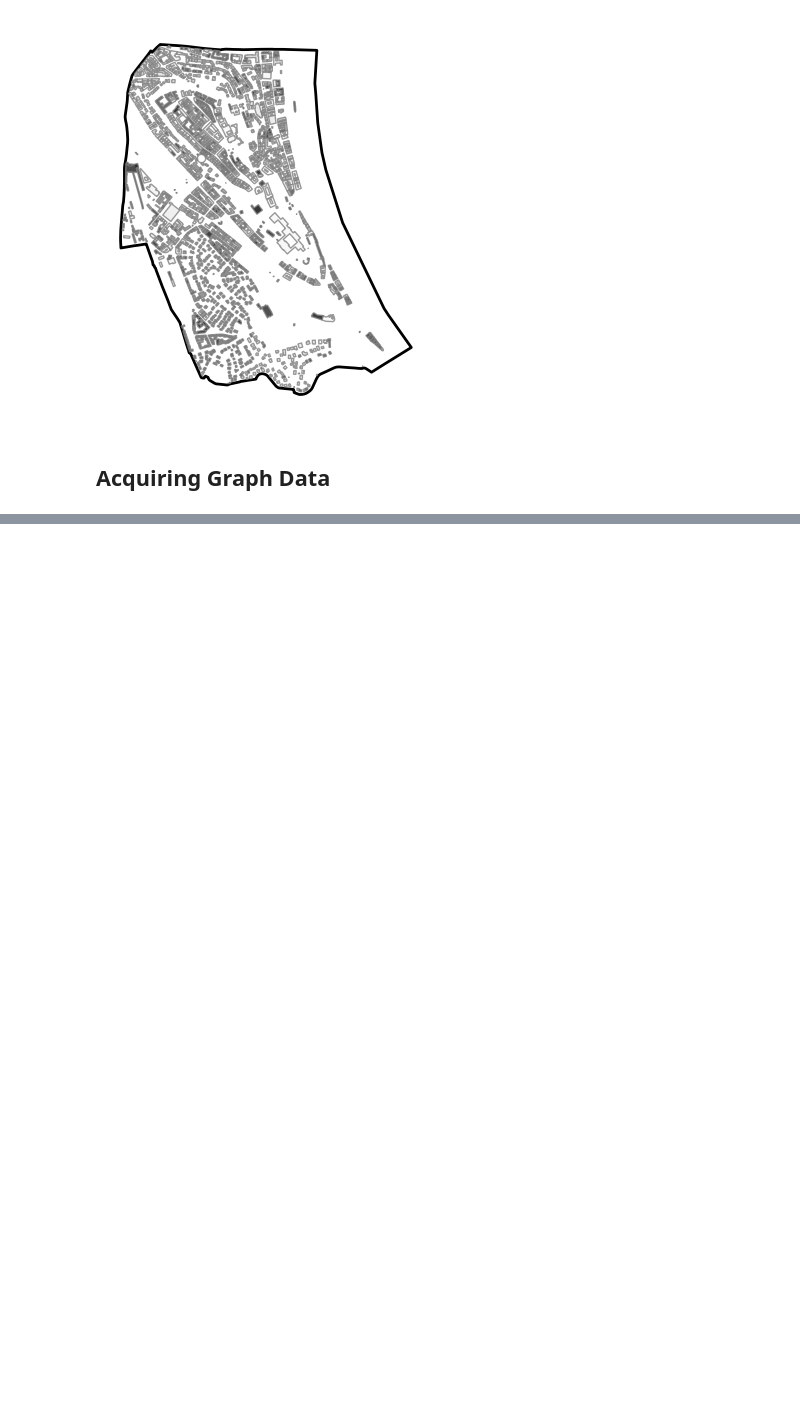
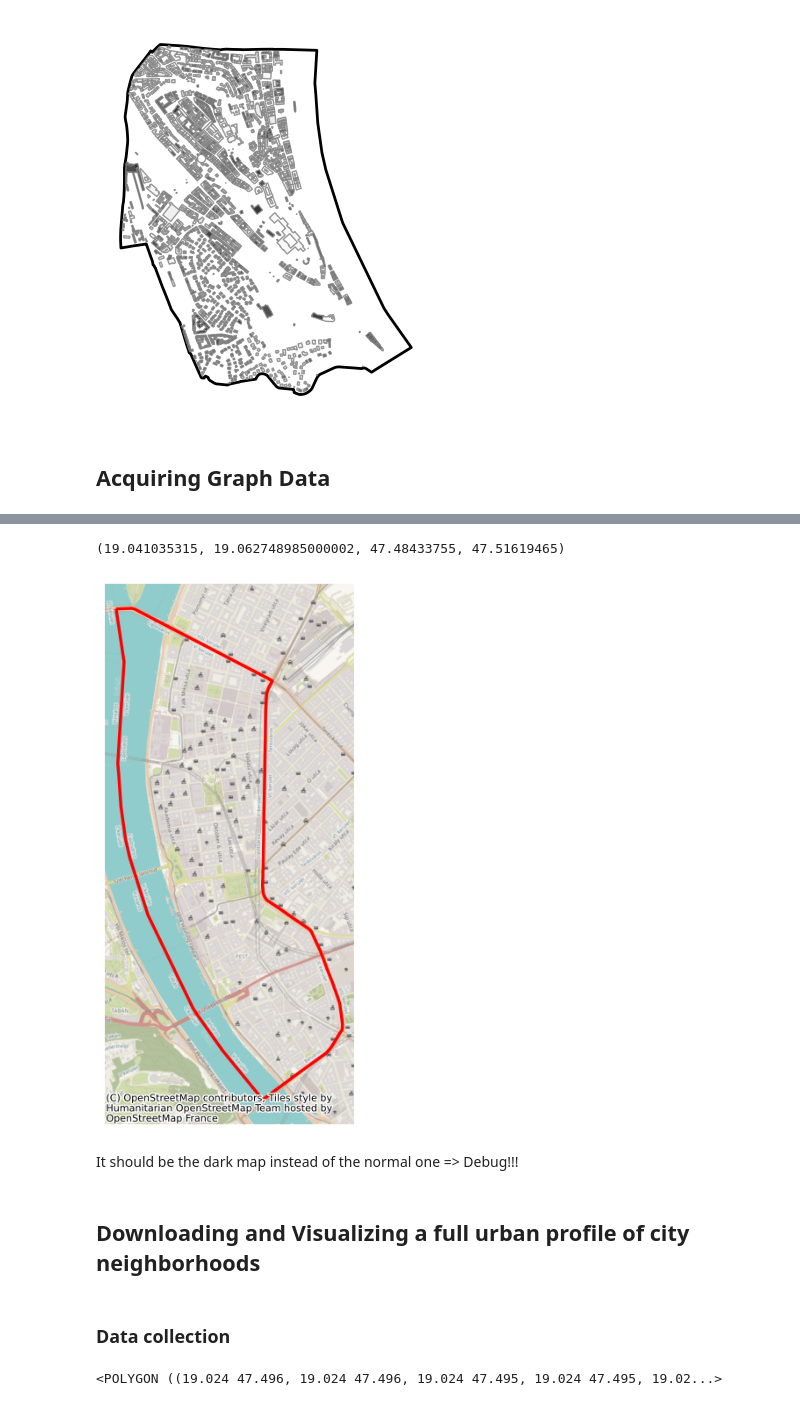
Before and after one commit to Meowplp/Urban-analytics-learning, a Jupyter notebook: Urban.ipynb, the cells around one changed output, grey strips where cells are left out. Saved outputs shown, nothing was run; the diff lists cells and outputs as text; code cells hidden in the pictures; blank space fills up the shorter version.

```diff
--- a/Urban.ipynb
+++ b/Urban.ipynb
@@ -540,0 +771,30 @@ TypeError: IndexOpsMixin.tolist() takes 1 positional argument but 2 were given
+# %%
+# Favourite basemap
+
+f1, ax1 = plt.subplots(1,1, figsize=(8,8))
+
+# admin_city.plot(ax=ax, color='none', edgecolor='k',linewidth=1.5)
+# # Comment this above line to have the closer look
+
+# admin_district.plot(ax=ax, color='red', alpha = 0.5)
+admin_district.plot(ax=ax1, color = 'none', edgecolor='r',linewidth=2.5)
+
+# add base map
+ctx.add_basemap(ax1, crs = admin_city.crs, url = ctx.providers.CartoDB.DarkMatter)
+
+ax1.axis('off')
+# %% [output]
+(19.041035315, 19.062748985000002, 47.48433755, 47.51619465)
+[figure, added]
+# %% [markdown]
+It should be the dark map instead of the normal one => Debug!!!
+# %% [markdown]
+## Downloading and Visualizing a full urban profile of city neighborhoods
+# %% [markdown]
+### Data collection
+# %%
+ad_dist = ox.geocode_to_gdf('1st district, Budapest')
+ad_pol = ad_dist.geometry.to_list()[0]
+ad_pol
+# %% [output]
+<POLYGON ((19.024 47.496, 19.024 47.496, 19.024 47.495, 19.024 47.495, 19.02...>
```
Also changed, not shown: parts of 43 cells of this notebook, 11 other files.
